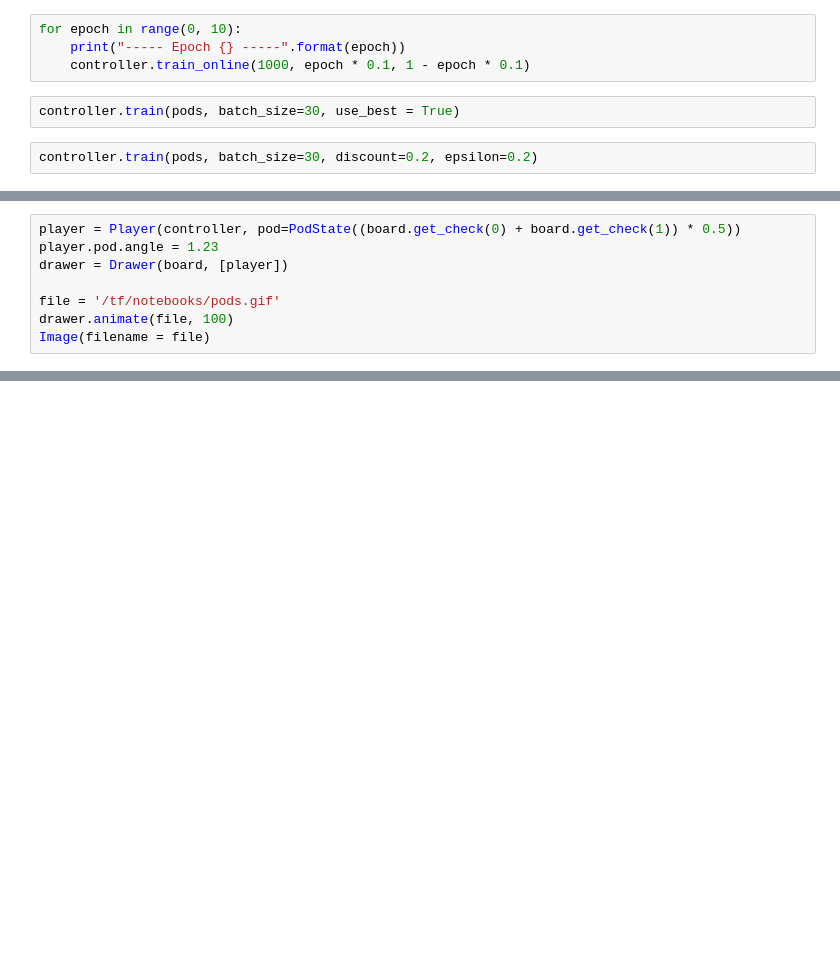
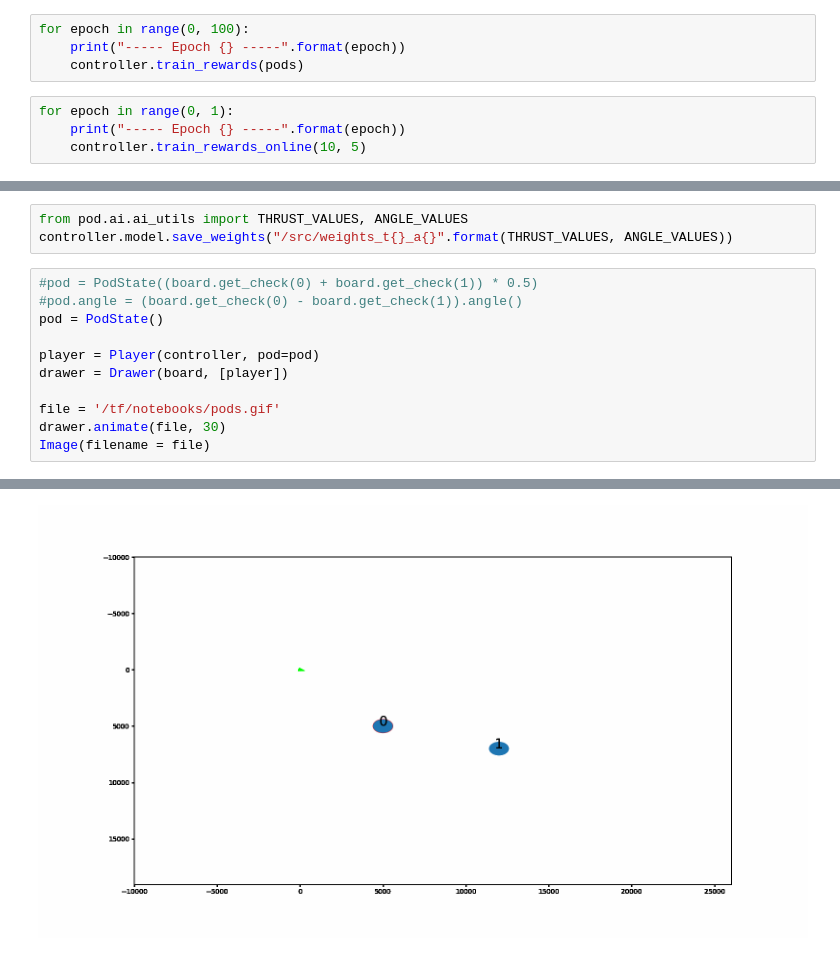
Before and after one commit to Kricket/tf-pods, a Jupyter notebook: src/notebooks/Manual.ipynb, the cells around one changed output, grey strips where cells are left out. Saved outputs shown, nothing was run; the diff lists cells and outputs as text; blank space fills up the shorter version.

Commit message:
wip: a lot of cleanup, and training for rewards works now

```diff
--- a/src/notebooks/Manual.ipynb
+++ b/src/notebooks/Manual.ipynb
@@ -19,8 +22,8 @@ pods = controller.gen_pods(5,5,5,5,5)
 # %%
-for epoch in range(0, 10):
+for epoch in range(0, 100):
     print("----- Epoch {} -----".format(epoch))
-    controller.train_online(1000, epoch * 0.1, 1 - epoch * 0.1)
+    controller.train_rewards(pods)
-# %%
-controller.train(pods, batch_size=30, use_best = True)
-# %%
-controller.train(pods, batch_size=30, discount=0.2, epsilon=0.2)
+# %%
+for epoch in range(0, 1):
+    print("----- Epoch {} -----".format(epoch))
+    controller.train_rewards_online(10, 5)
@@ -27,8 +48,15 @@ controller.train(pods, batch_size=30, discount=0.2, epsilon=0.2)
+# %%
+from pod.ai.ai_utils import THRUST_VALUES, ANGLE_VALUES
+controller.model.save_weights("/src/weights_t{}_a{}".format(THRUST_VALUES, ANGLE_VALUES))
 # %%
-player = Player(controller, pod=PodState((board.get_check(0) + board.get_check(1)) * 0.5))
-player.pod.angle = 1.23
+#pod = PodState((board.get_check(0) + board.get_check(1)) * 0.5)
+#pod.angle = (board.get_check(0) - board.get_check(1)).angle()
+pod = PodState()
+
+player = Player(controller, pod=pod)
 drawer = Drawer(board, [player])
 
 file = '/tf/notebooks/pods.gif'
-drawer.animate(file, 100)
+drawer.animate(file, 30)
 Image(filename = file)
+# %% [output]
@@ -35,2 +80,3 @@ Image(filename = file)
+[figure, added]
 # %%
 import matplotlib.pyplot as plt
```
Also changed, not shown: parts of 8 cells of this notebook, 14 other files.
